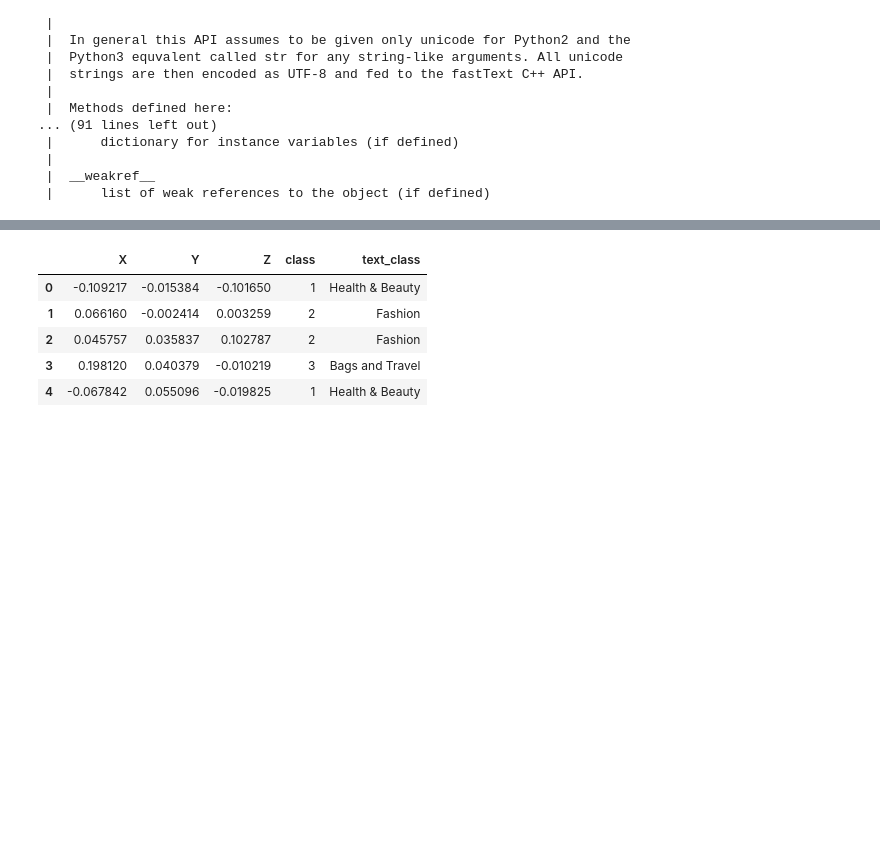
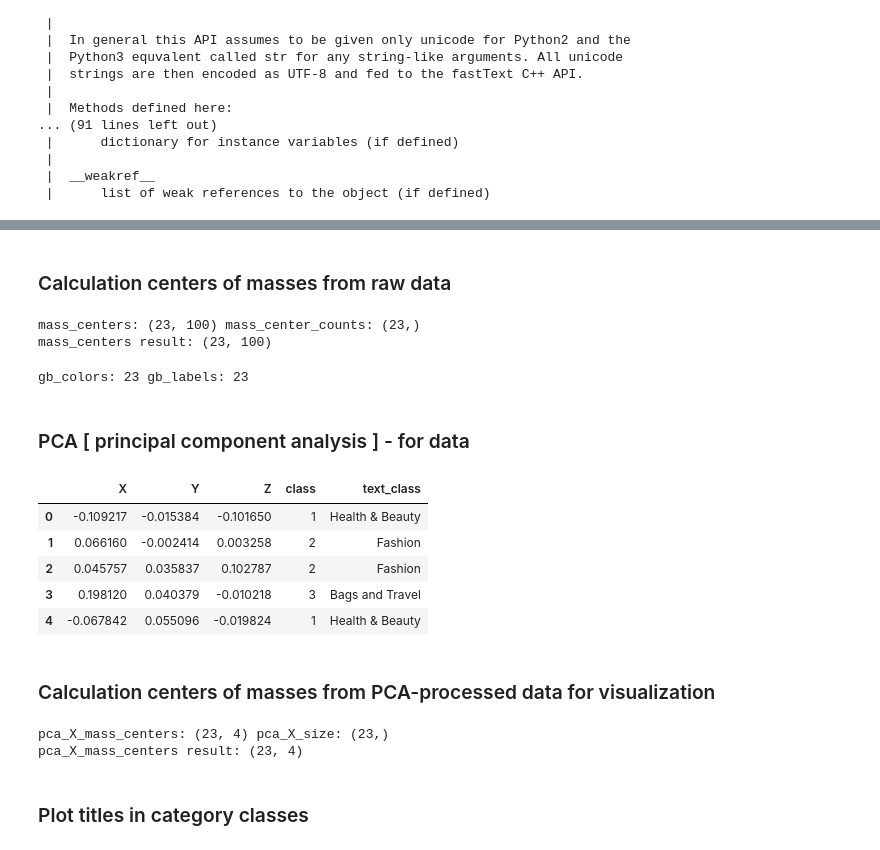
Before and after one commit to dzendmitry/category_prediction, a Jupyter notebook: fasttext.ipynb, the cells around one changed output, grey strips where cells are left out. Drawn from its saved outputs; the diff is of its cells as text; code cells hidden in the pictures; blank space fills up the shorter version.

Commit message:
calculations for statistical analysis implemented, mass centers implemented, 3d-plot improved

```diff
--- a/fasttext.ipynb
+++ b/fasttext.ipynb
@@ -46,4 +68,4 @@ import fastText
 # %%
 #modelFile = '/Users/dmitriy.zenin/dev/lab/wiki.en.bin'
-modelFile = '/Users/dmitriy.zenin/dev/lab/data_cskip_formated_model/data_model.bin'
+modelFile = '/Users/dmitriy.zenin/dev/lab/model_cbow_minn3_maxn8/data_model.bin'
 # %%
@@ -74,5 +96,5 @@ class _FastText(builtins.object)
 # %%
 import re
-extra_symbols_pattern = re.compile(r"[\[\]_\"|\-;:.\!?,'/()@#$%^&\*\n]")
+extra_symbols_pattern = re.compile(r"[^A-Za-z0-9\s]")
 small_phrases_pattern = re.compile(r"\s\S{,2}\s")
 extra_spaces_pattern  = re.compile(r'\s{2,}')
@@ -79,4 +103,9 @@ extra_spaces_pattern  = re.compile(r'\s{2,}')
 # %%
+import csv
+
+inFile    = '/Users/dmitriy.zenin/dev/lab/10000.csv'
+outFile   = '/Users/dmitriy.zenin/dev/lab/10000_out.csv'
+
 with open(outFile, "w", newline='') as wfile:
     wtr = csv.writer(wfile)
     with open(inFile, newline='') as rfile:
@@ -87,12 +116,12 @@ with open(outFile, "w", newline='') as wfile:
                 continue
             categories = row[1].split('|')
             sentence = ' '.join(row[0].splitlines())
-            sv = model.get_sentence_vector(sentence)
+            sv = model.get_sentence_vector(sentence) # category unification
             sentence = re.sub(extra_symbols_pattern, "", sentence)
             sentence = re.sub(small_phrases_pattern, "", sentence)
             sentence = re.sub(extra_spaces_pattern, " ", sentence)
             sentence = sentence.lower()
             wtr.writerow((sentence, sv, '|'.join(sorted(categories, key=str.lower))))
-            if i % 1000 == 0:
+            if i % 100000 == 0:
                 print("done: ", i)
             i += 1
@@ -146,22 +154,68 @@ print(X.shape, len(Y), len(colors), len(naive_categories))
+# %% [markdown]
+### Calculation centers of masses from raw data
+# %%
+import pandas as pd
+
+mass_centers_df = pd.DataFrame(data=X,
+             columns=[i for i in range(X.shape[1])])
+mass_centers_df['text_class'] = Y
+mass_centers_gb = mass_centers_df.groupby('text_class')
+mass_centers = mass_centers_gb.sum()
+mass_center_counts = mass_centers_gb.size()
+print('mass_centers:', mass_centers.shape, 'mass_center_counts:', mass_center_counts.shape)
+for i in range(len(mass_center_counts)):
+    mass_centers.iloc[i] /= mass_center_counts.iloc[i]
+print("mass_centers result:", mass_centers.shape)
+# %% [output]
+mass_centers: (23, 100) mass_center_counts: (23,)
+mass_centers result: (23, 100)
+# %%
+gb_labels = list()
+gb_colors = list()
+for label, data in mass_centers_gb:
+    gb_labels.append(label)
+    gb_colors.append(naive_categories[label])
+print('gb_colors:', len(gb_colors), 'gb_labels:', len(gb_labels))
+# %% [output]
+gb_colors: 23 gb_labels: 23
+# %% [markdown]
+### PCA [ principal component analysis ] - for data
 # %%
 from sklearn import decomposition
-pca = decomposition.PCA(n_components=3)
-pca.fit(X)
-pca_X = pca.transform(X)
+pca_X_obj = decomposition.PCA(n_components=3)
+pca_X_obj.fit(X)
+pca_X = pca_X_obj.transform(X)
 # %%
 import pandas as pd
-df = pd.DataFrame(data=pca_X,
+pca_X_df = pd.DataFrame(data=pca_X,
              columns=['X', 'Y', 'Z'])
-df['class'] = colors
-df['text_class'] = Y
-df.head()
+pca_X_df['class'] = colors
+pca_X_df['text_class'] = Y
+pca_X_df.head()
 # %% [output]
 |  | X | Y | Z | class | text_class |
 | 0 | -0.109217 | -0.015384 | -0.101650 | 1 | Health & Beauty |
-| 1 | 0.066160 | -0.002414 | 0.003259 | 2 | Fashion |
+| 1 | 0.066160 | -0.002414 | 0.003258 | 2 | Fashion |
 | 2 | 0.045757 | 0.035837 | 0.102787 | 2 | Fashion |
-| 3 | 0.198120 | 0.040379 | -0.010219 | 3 | Bags and Travel |
-| 4 | -0.067842 | 0.055096 | -0.019825 | 1 | Health & Beauty |
+| 3 | 0.198120 | 0.040379 | -0.010218 | 3 | Bags and Travel |
+| 4 | -0.067842 | 0.055096 | -0.019824 | 1 | Health & Beauty |
+# %% [markdown]
+### Calculation centers of masses from PCA-processed data for visualization
+# %%
+import pandas as pd
+
+pca_X_gb = pca_X_df.groupby('text_class')
+pca_X_mass_centers = pca_X_gb.sum()
+pca_X_mass_centers_size = pca_X_gb.size()
+print('pca_X_mass_centers:', pca_X_mass_centers.shape, 'pca_X_size:', pca_X_mass_centers_size.shape)
+for i in range(len(pca_X_mass_centers_size)):
+    pca_X_mass_centers.iloc[i] /= pca_X_mass_centers_size.iloc[i]
+print("pca_X_mass_centers result:", pca_X_mass_centers.shape)
+# %% [output]
+pca_X_mass_centers: (23, 4) pca_X_size: (23,)
+pca_X_mass_centers result: (23, 4)
+# %% [markdown]
+### Plot titles in category classes
 # %%
 import plotly
 from plotly.graph_objs import Scatter, Layout
```
Also changed, not shown: parts of 29 cells of this notebook.
